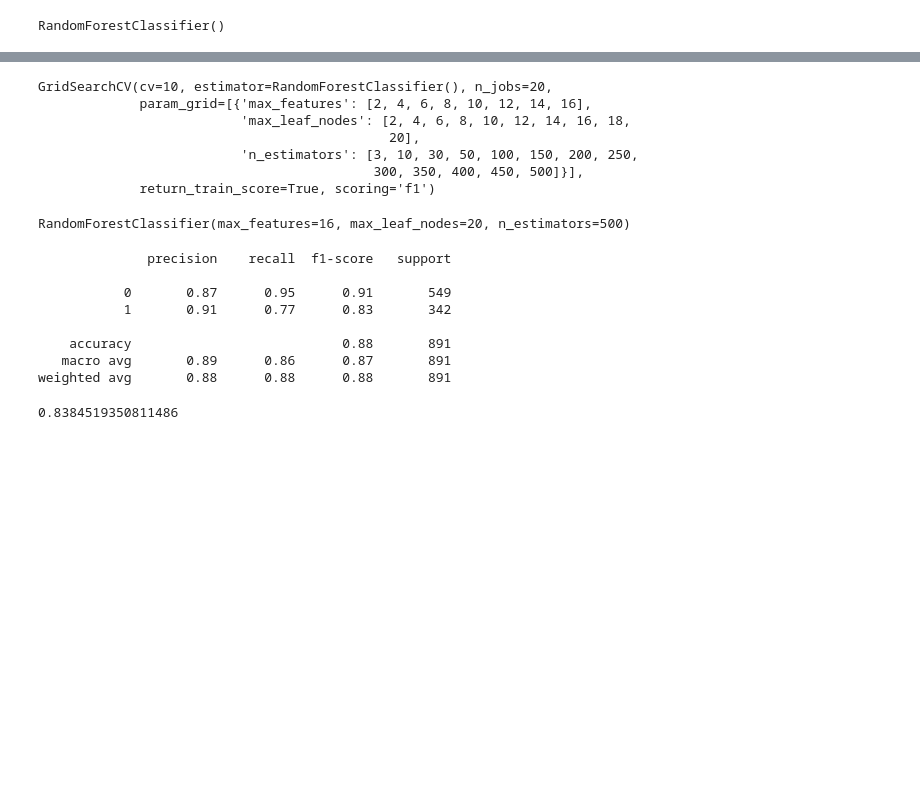
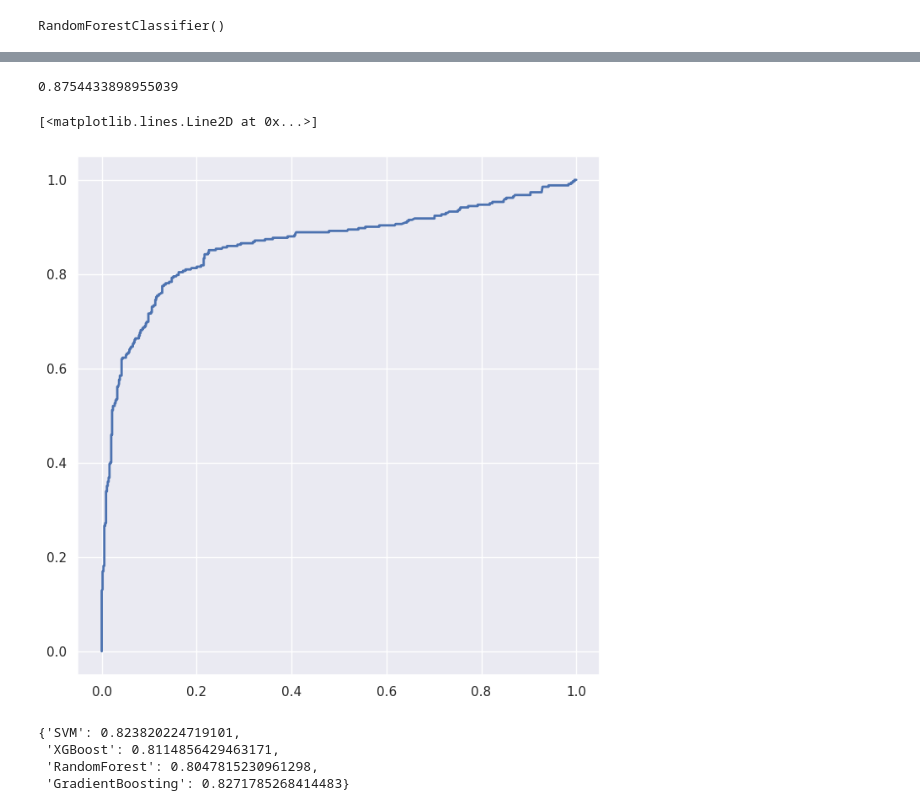
Before and after one commit to TheCodingMarine/titanic_classification_problem, a Jupyter notebook: Archive/titanic_analysis_v2.ipynb, the cells around one changed output, grey strips where cells are left out. Drawn from its saved outputs; the diff is of its cells as text; code cells hidden in the pictures; blank space fills up the shorter version.

```diff
--- a/titanic_analysis_v3.ipynb
+++ b/Archive/titanic_analysis_v2.ipynb
@@ -677,3 +689,0 @@ random_forest_clf = grid_search.best_estimator_
-# %%
-#Fit the classifier
-random_forest_clf.fit(X_train, y_train)
@@ -681,0 +692,8 @@ RandomForestClassifier(max_features=16, max_leaf_nodes=18, n_estimators=30)
+# %%
+#Create gradient boosting classifier
+from sklearn.ensemble import GradientBoostingClassifier
+
+gbrt_clf = GradientBoostingClassifier()
+
+#fit the model
+gbrt_clf.fit(X_train, y_train)
@@ -700,41 +721,25 @@ random_forest_clf_scores.mean()
-# %%
-#Optimize the RandomForestClassifier for f1 score
-param_grid = [
-    {'n_estimators': [3, 10, 30, 50, 100, 150, 200, 250, 300, 350, 400, 450, 500], 'max_features': [2, 4, 6, 8, 10, 12, 14, 16],
-    'max_leaf_nodes': [2, 4, 6, 8, 10, 12, 14, 16, 18, 20]},
-]
-
-grid_search = GridSearchCV(forest_clf, param_grid, cv=10, scoring='f1', return_train_score=True, n_jobs=multiprocessing.cpu_count())
-
-grid_search.fit(X_train, y_train)
-# %% [output]
-GridSearchCV(cv=10, estimator=RandomForestClassifier(), n_jobs=20,
-             param_grid=[{'max_features': [2, 4, 6, 8, 10, 12, 14, 16],
-                          'max_leaf_nodes': [2, 4, 6, 8, 10, 12, 14, 16, 18,
-                                             20],
-                          'n_estimators': [3, 10, 30, 50, 100, 150, 200, 250,
-                                           300, 350, 400, 450, 500]}],
-             return_train_score=True, scoring='f1')
-# %%
-random_forest_clf_2 = grid_search.best_estimator_
-
-random_forest_clf_2.fit(X_train, y_train)
-# %% [output]
-RandomForestClassifier(max_features=16, max_leaf_nodes=20, n_estimators=500)
-# %%
-random_forest_clf_2_report = classification_report(y_train, random_forest_clf_2.predict(X_train))
-print(random_forest_clf_2_report)
-# %% [output]
-              precision    recall  f1-score   support
-
-           0       0.87      0.95      0.91       549
-           1       0.91      0.77      0.83       342
-
-    accuracy                           0.88       891
-   macro avg       0.89      0.86      0.87       891
-weighted avg       0.88      0.88      0.88       891
-# %%
-random_forest_clf_2_scores = cross_val_score(random_forest_clf_2, X_train, y_train, cv=10)
-random_forest_clf_2_scores.mean()
-# %% [output]
-0.8384519350811486
+# %%
+#Get ROC AUC Score
+gbrt_roc_auc = roc_auc_score(y_train, gbrt_clf.predict(X_train))
+print(gbrt_roc_auc)
+# %% [output]
+0.8754433898955039
+# %%
+#Display ROC Curve for GradientBoostingClassifier
+y_scores = cross_val_predict(gbrt_clf, X_train, y_train, cv=10, method="predict_proba")
+
+fpr, tpr, thresholds = roc_curve(y_train, y_scores[:, 1])
+
+plt.plot(fpr, tpr, linewidth=2)
+# %% [output]
+[<matplotlib.lines.Line2D at 0x...>]
+[figure, added]
+# %%
+#Create a dictionary of scores for each classifier
+scores = {'SVM': svm_scores.mean(), 'XGBoost': xgb_scores.mean(), 'RandomForest': forest_scores.mean(), 'GradientBoosting': gbrt_scores.mean()}
+scores
+# %% [output]
+{'SVM': 0.823820224719101,
+ 'XGBoost': 0.8114856429463171,
+ 'RandomForest': 0.8047815230961298,
+ 'GradientBoosting': 0.8271785268414483}
```
Also changed, not shown: parts of 29 cells of this notebook, 14 other files.
